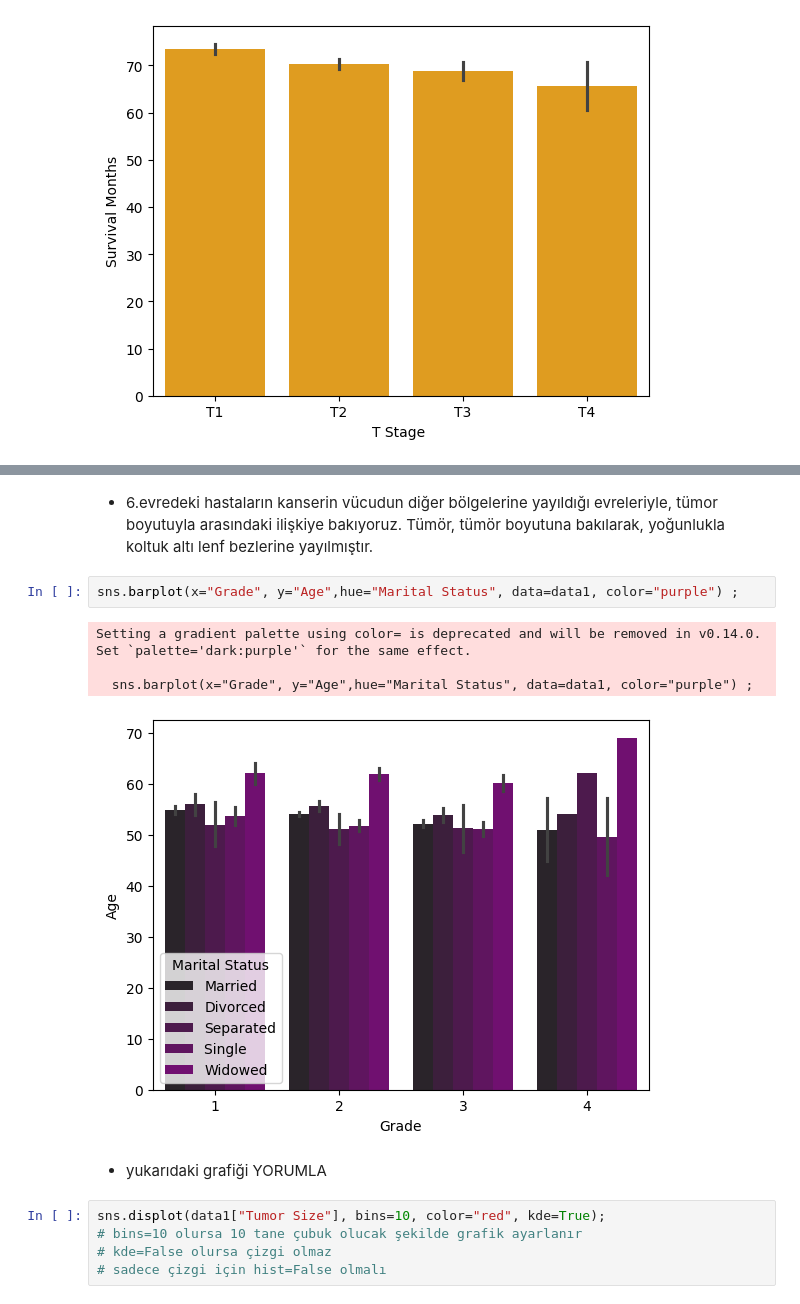
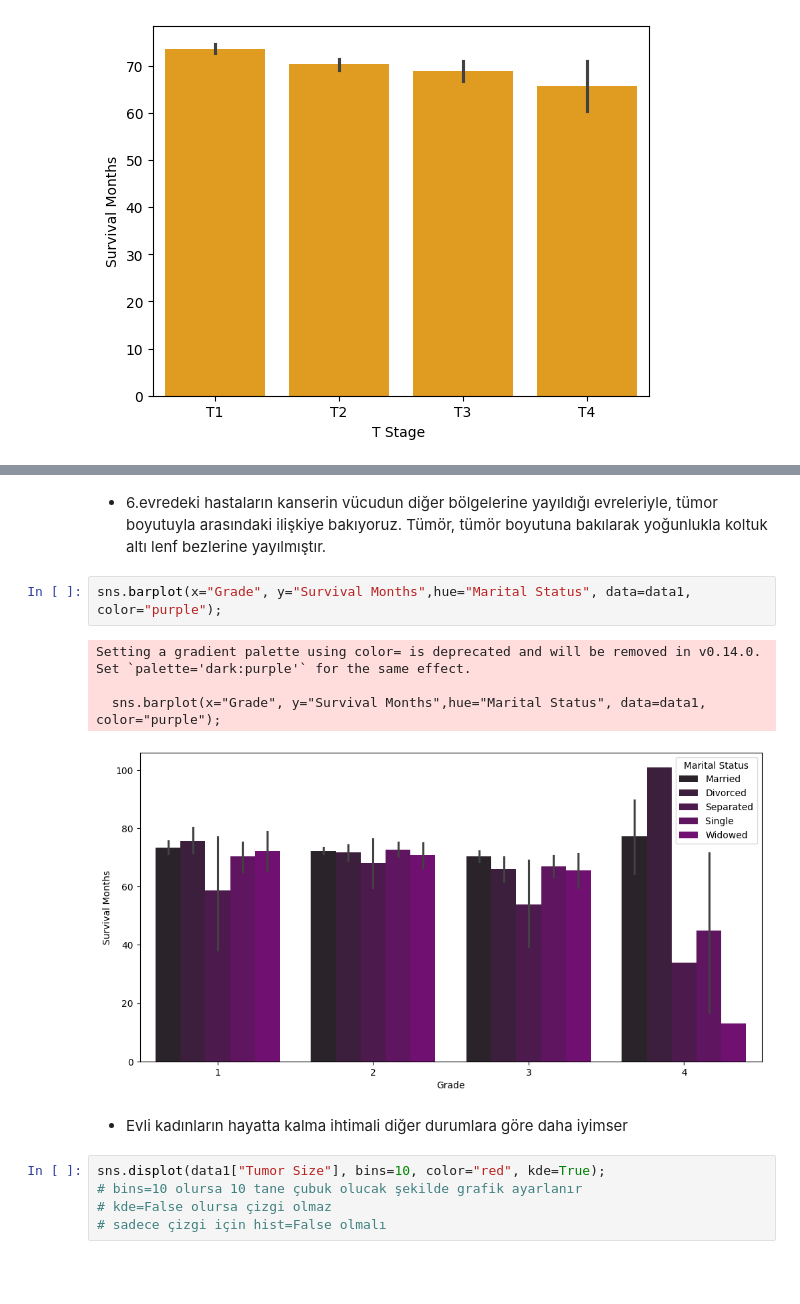
Before and after one commit to incieryilmazz/Breast_Cancer, a Jupyter notebook: breast_eda.ipynb, the cells around one changed output, grey strips where cells are left out. Cells and saved outputs as stored; diff of their text form; blank space fills up the shorter version.

```diff
--- a/breast_eda.ipynb
+++ b/breast_eda.ipynb
@@ -197,14 +196,14 @@ sns.catplot(x="6th Stage", y="Tumor Size", data=data1, color="cyan");
 # %% [markdown]
-- 6.evredeki hastaların kanserin vücudun diğer bölgelerine yayıldığı evreleriyle, tümor boyutuyla arasındaki ilişkiye bakıyoruz. Tümör, tümör boyutuna bakılarak, yoğunlukla koltuk altı lenf bezlerine yayılmıştır.
+- 6.evredeki hastaların kanserin vücudun diğer bölgelerine yayıldığı evreleriyle, tümor boyutuyla arasındaki ilişkiye bakıyoruz. Tümör, tümör boyutuna bakılarak yoğunlukla koltuk altı lenf bezlerine yayılmıştır.
 # %%
-sns.barplot(x="Grade", y="Age",hue="Marital Status", data=data1, color="purple") ;
+sns.barplot(x="Grade", y="Survival Months",hue="Marital Status", data=data1, color="purple");
 # %% [output]
 Setting a gradient palette using color= is deprecated and will be removed in v0.14.0. Set `palette='dark:purple'` for the same effect.
 
-  sns.barplot(x="Grade", y="Age",hue="Marital Status", data=data1, color="purple") ;
+  sns.barplot(x="Grade", y="Survival Months",hue="Marital Status", data=data1, color="purple");
-[figure, old version]
+[figure, new version]
-# %% [markdown]
-- yukarıdaki grafiği YORUMLA
+# %% [markdown]
+- Evli kadınların hayatta kalma ihtimali diğer durumlara göre daha iyimser
 # %%
 sns.displot(data1["Tumor Size"], bins=10, color="red", kde=True);
 # bins=10 olursa 10 tane çubuk olucak şekilde grafik ayarlanır
```
Also changed, not shown: parts of 15 cells of this notebook, 4 other files.
